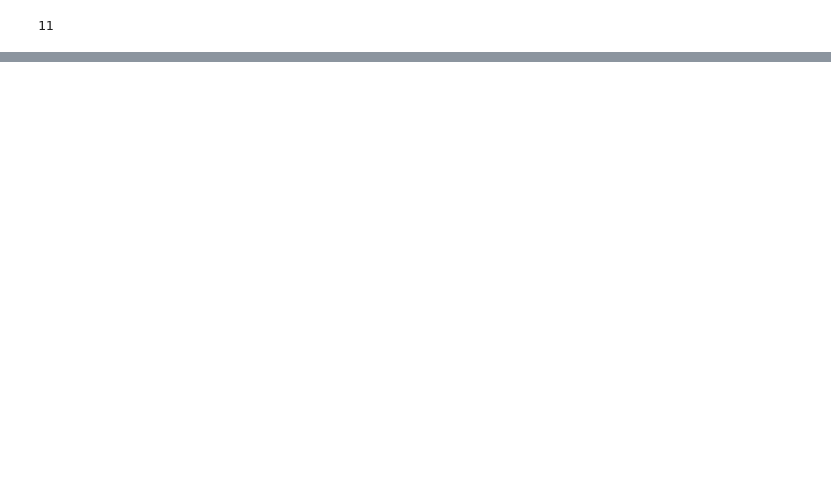
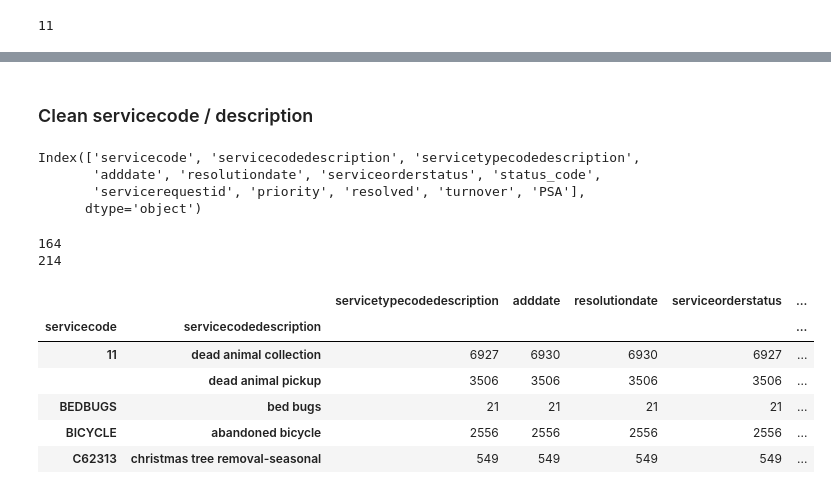
Before and after one commit to haoapple/The_Lab_DC_client_project, a Jupyter notebook: 02.EDA.ipynb, the cells around one changed output, grey strips where cells are left out. Drawn from its saved outputs; the diff is of its cells as text; code cells hidden in the pictures; blank space fills up the shorter version.

```diff
--- a/02.EDA.ipynb
+++ b/02.EDA.ipynb
@@ -396,2 +467,32 @@ csr_train.drop(['index_right', 'geometry',
 # %%
 csr_train.set_index('objectid', inplace=True)
+# %% [markdown]
+### Clean servicecode / description
+# %%
+csr_train.columns
+# %% [output]
+Index(['servicecode', 'servicecodedescription', 'servicetypecodedescription',
+       'adddate', 'resolutiondate', 'serviceorderstatus', 'status_code',
+       'servicerequestid', 'priority', 'resolved', 'turnover', 'PSA'],
+      dtype='object')
+# %%
+# 'service code' and 'service code description' mismatches its values
+
+print(csr_train['servicecode'].nunique())
+print(csr_train['servicecodedescription'].nunique())
+# %% [output]
+164
+214
+# %%
+# obviously, 'service code description' needs to be cleaned and merged by one adequate description.
+# (e.g. dead animal collection v. dead animal pickup)
+
+csr_train.groupby(["servicecode", "servicecodedescription"]).count().head()
+# %% [output]
+|  |  | servicetypecodedescription | adddate | resolutiondate | serviceorderstatus | ... |
+| servicecode | servicecodedescription |  |  |  |  | ... |
+| 11 | dead animal collection | 6927 | 6930 | 6930 | 6927 | ... |
+|  | dead animal pickup | 3506 | 3506 | 3506 | 3506 | ... |
+| BEDBUGS | bed bugs | 21 | 21 | 21 | 21 | ... |
+| BICYCLE | abandoned bicycle | 2556 | 2556 | 2556 | 2556 | ... |
+| C62313 | christmas tree removal-seasonal | 549 | 549 | 549 | 549 | ... |
```
Also changed, not shown: parts of 51 cells of this notebook.
